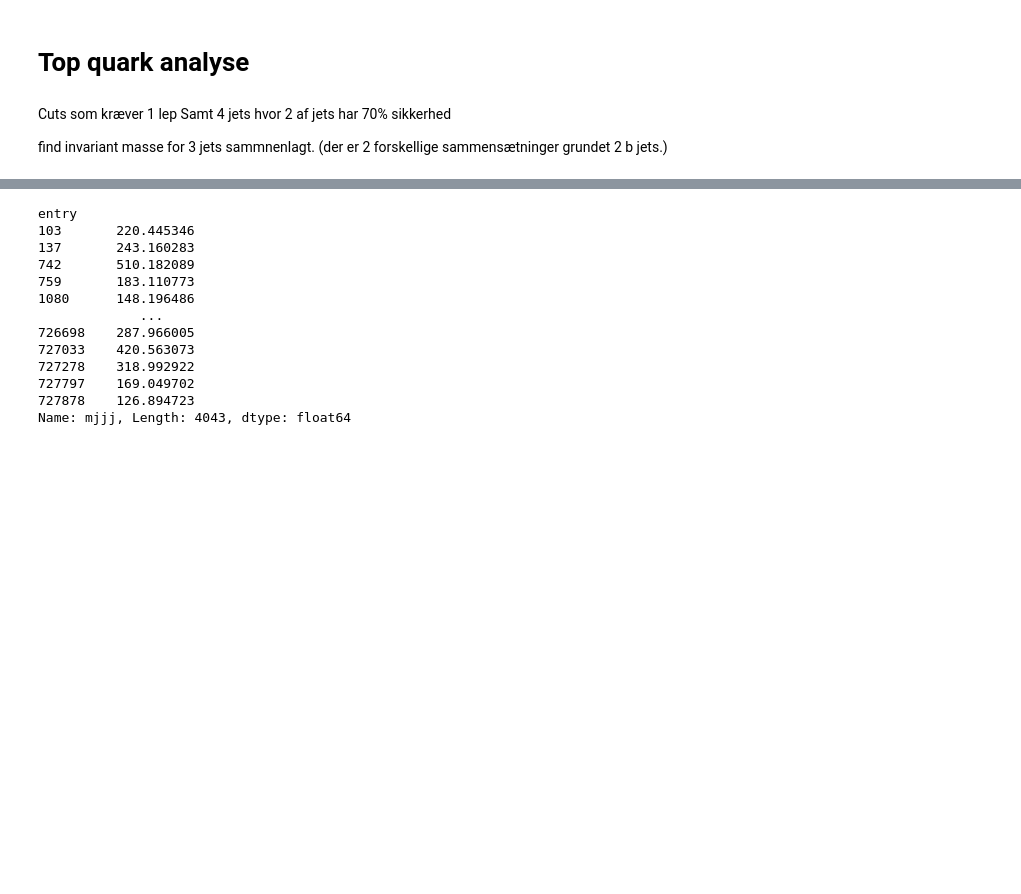
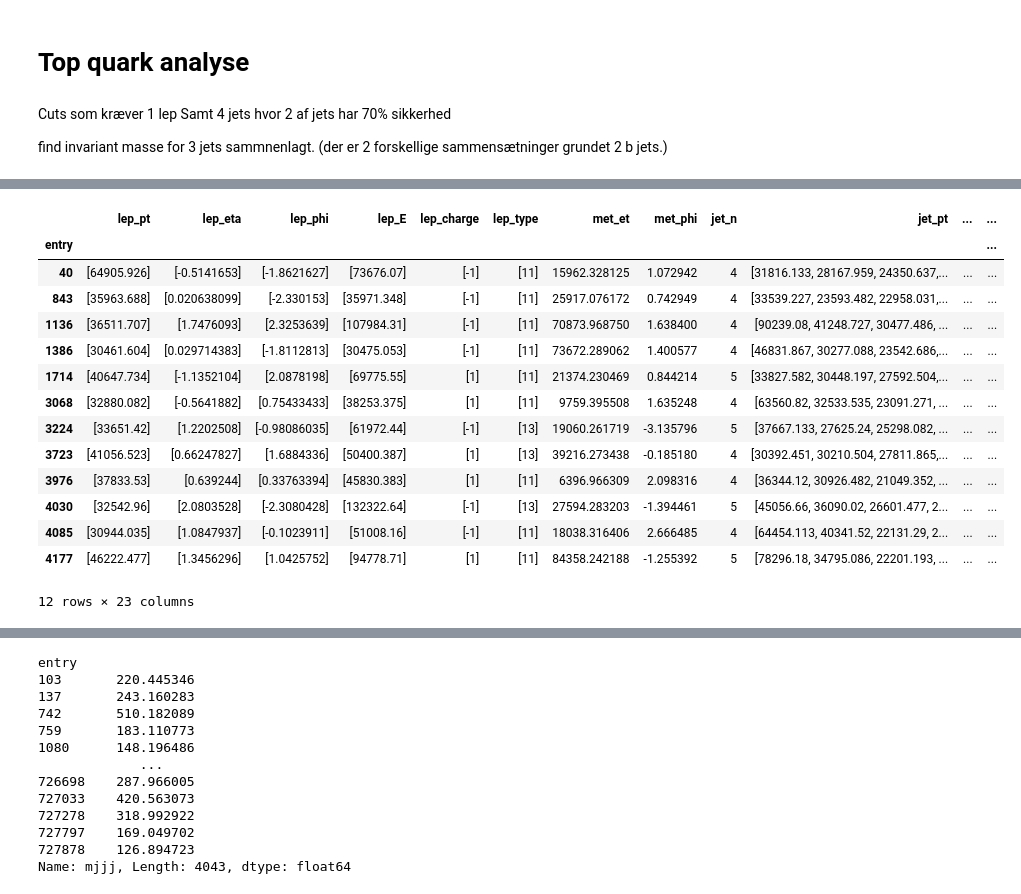
Before and after one commit to Bjartensen/ku_firstyear2021_grp24_topquark, a Jupyter notebook: tquark_analysis.ipynb, the cells around one changed output, grey strips where cells are left out. Saved outputs shown, nothing was run; the diff lists cells and outputs as text; code cells hidden in the pictures; blank space fills up the shorter version.

```diff
--- a/tquark_analysis.ipynb
+++ b/tquark_analysis.ipynb
@@ -270,19 +270,32 @@ def lep_par(lep_type):
     sum_lep_type = lep_type[0] + lep_type[1] + lep_type[2] + lep_type[3]
     return (sum_lep_type != 48)
 
-
 def cut_lep_pt(lep_pt):
-    return lep_pt < 30*1000
+    return lep_pt < GeV_cut
 
 def cut_jet_n(jet_n):
-    # og jet 4 større end 30GeV
     return jet_n < 4
 
-# To b-tag over 0.8244
-#def cut_btagging()
+def cut_jet_pt(jet_pt):
+    # the jet pt is sorted by largest
+    return jet_pt[3] < GeV_cut
 
 def b_tag_70(jet_MV2c10):
     return len([num for num in jet_MV2c10 if num > MV2c10_cut]) > 1
+
+def MT_W(lep_pt, lep_phi, met_et, met_phi):
+#    MTW = np.sqrt(2*lep_pt*met_et*(1-np.cos(lep_phi-met_phi)))
+#    return MTW < GeV_cut
+    return np.sqrt(2*lep_pt*met_et*(1-np.cos(lep_phi-met_phi)))
+
+#def cut_met_et(met_et):
+#    return met_et < GeV_cut
+
+
+
+# cut missing transverse momentum
+#    	fail = data[ np.vectorize(cut_met_et)(data.met_et) ].index
+#    	data.drop(fail, inplace=True)
 # %% [markdown]
 Cuts som kræver 1 lep
 Samt 4 jets hvor 2 af jets har 70% sikkerhed
@@ -320,17 +333,24 @@ def read_file(path,sample):
         fail = data[ np.vectorize(cut_jet_n)(data.jet_n) ].index
         data.drop(fail, inplace=True)
 
+        # cut jet pt
+        fail = data[ np.vectorize(cut_jet_pt)(data.jet_pt) ].index
+        data.drop(fail, inplace=True)
+
         # cut lep pt
         fail = data[ np.vectorize(cut_lep_pt)(data.lep_pt) ].index
         data.drop(fail, inplace=True)
 
         # b-tag
-        data['b-tag'] = np.vectorize(b_tag_70)(data.jet_MV2c10)
+        data['b_tag'] = np.vectorize(b_tag_70)(data.jet_MV2c10)
 
         # Invariant mass
         _, data['mjjj'] = np.vectorize(calc_mjjj)(data.jet_pt,data.jet_eta,data.jet_phi,data.jet_E)
 
         data['mjjj_bedste'] = np.vectorize(mjjj_bedste)(data.jet_MV2c10,data.jet_pt,data.jet_eta,data.jet_phi,data.jet_E)
+
+        #
+        data['MT_W'] = np.vectorize(MT_W)(data.lep_pt, data.lep_phi, data.met_et, data.met_phi)
 
         nOut = len(data.index) # number of events passing cuts in this batch
         data_all = data_all.append(data) # append dataframe from this batch to the dataframe for the whole sample
@@ -364,7 +384,7 @@ Time taken: 437.6s
 # %%
 #d1 = tuple_path+'Data/data_A.1lep.root'\n",
-d1 = tuple_path+'Data/data_A.1lep.root'
-dtest = read_file(d1, 'data')
+d1 = tuple_path+'MC/mc_364184.Wtaunu_PTV0_70_CVetoBVeto.1lep.root'
+dtest = read_file(d1, r'data')
 print('done')
 # %% [output]
         Processing: data
@@ -390,3 +393,21 @@ dtest.loc[dtest['mjjj_bedste'] != 0]
+# %%
+dtest
+# %% [output]
+|  | lep_pt | lep_eta | lep_phi | lep_E | lep_charge | lep_type | met_et | met_phi | jet_n | jet_pt | ... | ... |
+| entry |  |  |  |  |  |  |  |  |  |  |  | ... |
+| 40 | [64905.926] | [-0.5141653] | [-1.8621627] | [73676.07] | [-1] | [11] | 15962.328125 | 1.072942 | 4 | [31816.133, 28167.959, 24350.637,... | ... | ... |
+| 843 | [35963.688] | [0.020638099] | [-2.330153] | [35971.348] | [-1] | [11] | 25917.076172 | 0.742949 | 4 | [33539.227, 23593.482, 22958.031,... | ... | ... |
+| 1136 | [36511.707] | [1.7476093] | [2.3253639] | [107984.31] | [-1] | [11] | 70873.968750 | 1.638400 | 4 | [90239.08, 41248.727, 30477.486, ... | ... | ... |
+| 1386 | [30461.604] | [0.029714383] | [-1.8112813] | [30475.053] | [-1] | [11] | 73672.289062 | 1.400577 | 4 | [46831.867, 30277.088, 23542.686,... | ... | ... |
+| 1714 | [40647.734] | [-1.1352104] | [2.0878198] | [69775.55] | [1] | [11] | 21374.230469 | 0.844214 | 5 | [33827.582, 30448.197, 27592.504,... | ... | ... |
+| 3068 | [32880.082] | [-0.5641882] | [0.75433433] | [38253.375] | [1] | [11] | 9759.395508 | 1.635248 | 4 | [63560.82, 32533.535, 23091.271, ... | ... | ... |
+| 3224 | [33651.42] | [1.2202508] | [-0.98086035] | [61972.44] | [-1] | [13] | 19060.261719 | -3.135796 | 5 | [37667.133, 27625.24, 25298.082, ... | ... | ... |
+| 3723 | [41056.523] | [0.66247827] | [1.6884336] | [50400.387] | [1] | [13] | 39216.273438 | -0.185180 | 4 | [30392.451, 30210.504, 27811.865,... | ... | ... |
+| 3976 | [37833.53] | [0.639244] | [0.33763394] | [45830.383] | [1] | [11] | 6396.966309 | 2.098316 | 4 | [36344.12, 30926.482, 21049.352, ... | ... | ... |
+| 4030 | [32542.96] | [2.0803528] | [-2.3080428] | [132322.64] | [-1] | [13] | 27594.283203 | -1.394461 | 5 | [45056.66, 36090.02, 26601.477, 2... | ... | ... |
+| 4085 | [30944.035] | [1.0847937] | [-0.1023911] | [51008.16] | [-1] | [11] | 18038.316406 | 2.666485 | 4 | [64454.113, 40341.52, 22131.29, 2... | ... | ... |
+| 4177 | [46222.477] | [1.3456296] | [1.0425752] | [94778.71] | [1] | [11] | 84358.242188 | -1.255392 | 5 | [78296.18, 34795.086, 22201.193, ... | ... | ... |
+12 rows × 23 columns
 # %%
 data['data']
 # %% [output]
```
Also changed, not shown: parts of 12 cells of this notebook.
